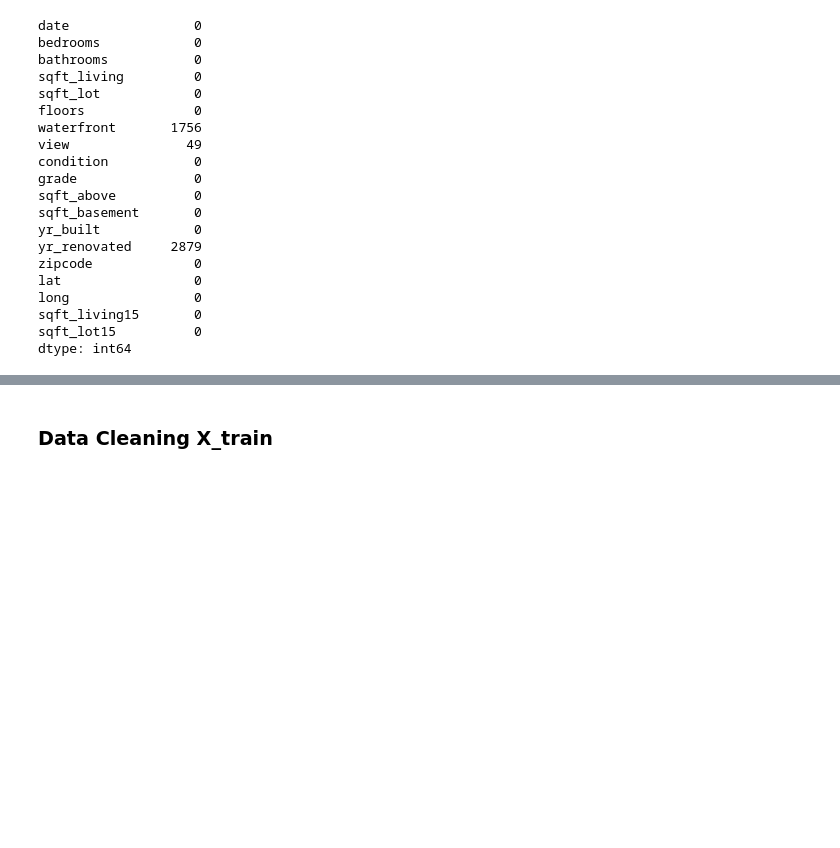
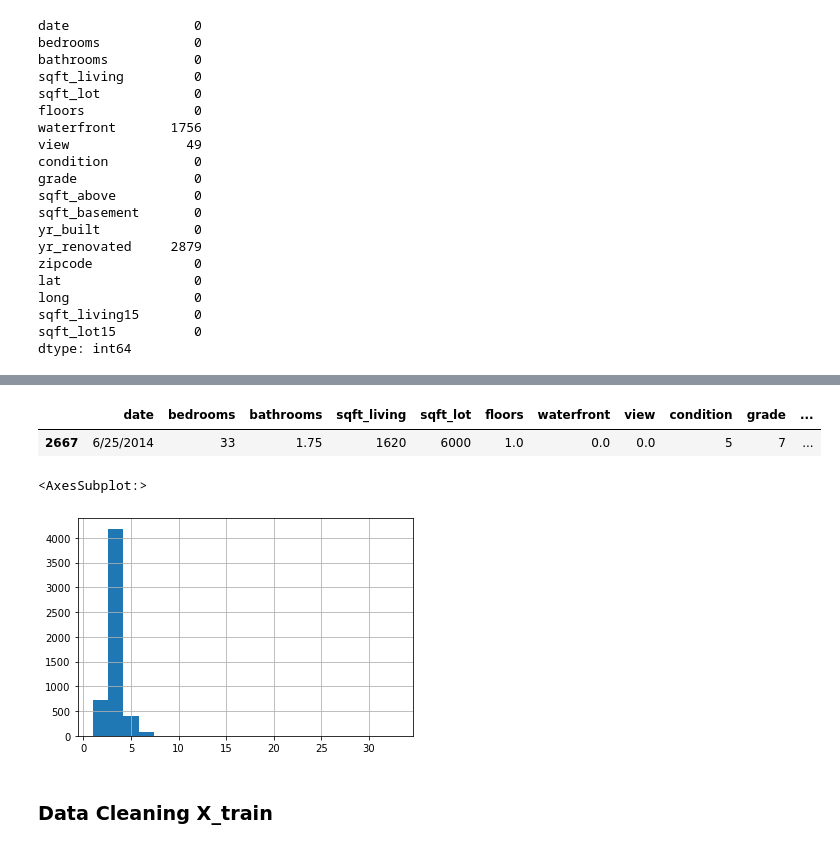
Before and after one commit to fivearm/phase_2_project_vac_pandas, a Jupyter notebook: bakeoff_index.ipynb, the cells around one changed output, grey strips where cells are left out. Cells and saved outputs as stored; diff of their text form; code cells hidden in the pictures; blank space fills up the shorter version.

```diff
--- a/bakeoff_index.ipynb
+++ b/bakeoff_index.ipynb
@@ -93,3 +117,13 @@ dtype: int64
+# %%
+X_test[X_test.bedrooms == 33]
+# %% [output]
+|  | date | bedrooms | bathrooms | sqft_living | sqft_lot | floors | waterfront | view | condition | grade | ... |
+| 2667 | 6/25/2014 | 33 | 1.75 | 1620 | 6000 | 1.0 | 0.0 | 0.0 | 5 | 7 | ... |
+# %%
+X_test.bedrooms.hist(bins=20)
+# %% [output]
+<AxesSubplot:>
+[figure, added]
 # %% [markdown]
 ### Data Cleaning X_train
 # %%
```
Also changed, not shown: parts of 11 cells of this notebook.
